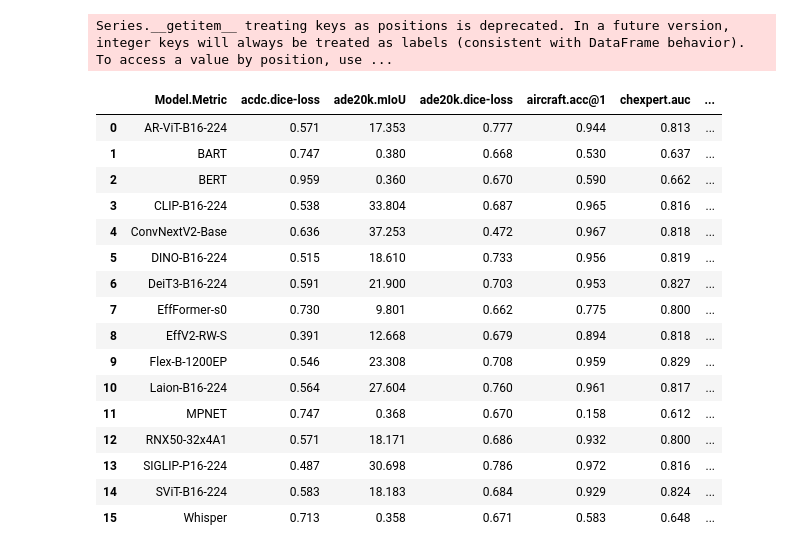
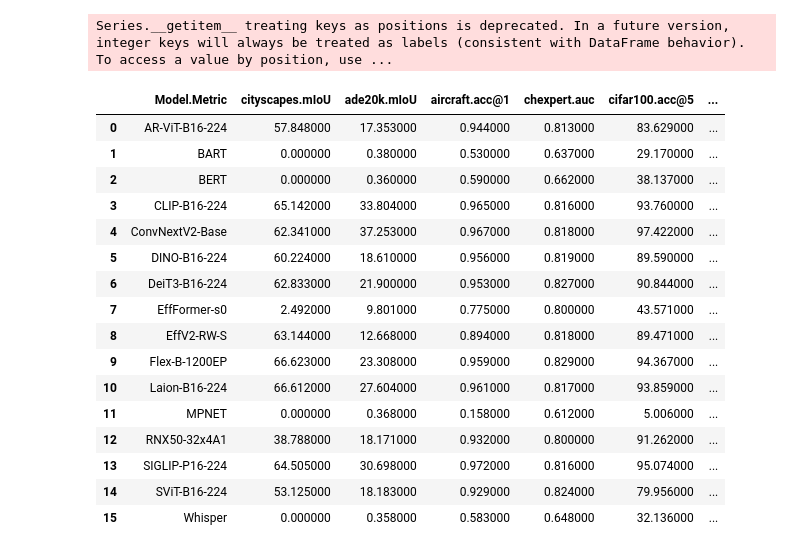
Before and after one commit to AntreasAntoniou/GATE, a Jupyter notebook: notebooks/analysis2.ipynb, the cells around one changed output. Cells and saved outputs as stored; diff of their text form; code cells hidden in the pictures.

```diff
--- a/notebooks/analysis2.ipynb
+++ b/notebooks/analysis2.ipynb
@@ -18,49 +18,69 @@ source_csv_filepath = (
 )
 source_csv_filepath = pathlib.Path(source_csv_filepath)
+# %%
+def load_data_as_df(filepath):
+    df = pd.read_csv(filepath)
+
+    # Concatenating the header with the first row
+    new_headers = [f"{col.split('.')[0]}.{df.iloc[0][idx]}" for idx, col in enumerate(df.columns)]
+
+    # Setting the new concatenated values as column names
+    df.columns = new_headers
+
+    # Removing the first row from the DataFrame
+    df = df.drop(df.index[0])
+
+    # Resetting the DataFrame index
+    df.reset_index(drop=True, inplace=True)
+
+    columns = df.columns.tolist()[1:]
+    model_names = df.columns.tolist()[0]
+    # remove all datapoints with less than 50% on imagenet1k.1
+
+
+    # model_names = df[model_names][1:]
+    df = df.fillna(1)
+    # Convert all columns (except the first) to numeric
+    for col in df.columns[1:]:
+        df[col] = pd.to_numeric(df[col], errors="coerce")
+
+    # drop columns with headers that include loss and mae
+    df = df.loc[:, ~df.columns.str.contains("loss|mae")]
+
+    return df
 # %%
-df = pd.read_csv(source_csv_filepath)
+df = load_data_as_df(source_csv_filepath)
 
-# Concatenating the header with the first row
-new_headers = [f"{col.split('.')[0]}.{df.iloc[0][idx]}" for idx, col in enumerate(df.columns)]
-
-# Setting the new concatenated values as column names
-df.columns = new_headers
-
-# Removing the first row from the DataFrame
-df = df.drop(df.index[0])
-
-# Resetting the DataFrame index
-df.reset_index(drop=True, inplace=True)
 
 # visualize using tabulate for ipython noteboooks
 from IPython.display import display
 
 # Assuming df is your DataFrame
 with pd.option_context("display.max_rows", None, "display.max_columns", None):
     display(
         df.style.set_table_attributes('style="display:inline"').bar(
             color="lightblue"
         )
     )
 # %% [output]
 Series.__getitem__ treating keys as positions is deprecated. In a future version, integer keys will always be treated as labels (consistent with DataFrame behavior). To access a value by position, use ...
-|  | Model.Metric | acdc.dice-loss | ade20k.mIoU | ade20k.dice-loss | aircraft.acc@1 | chexpert.auc | ... |
-| 0 | AR-ViT-B16-224 | 0.571 | 17.353 | 0.777 | 0.944 | 0.813 | ... |
-| 1 | BART | 0.747 | 0.380 | 0.668 | 0.530 | 0.637 | ... |
-| 2 | BERT | 0.959 | 0.360 | 0.670 | 0.590 | 0.662 | ... |
-| 3 | CLIP-B16-224 | 0.538 | 33.804 | 0.687 | 0.965 | 0.816 | ... |
-| 4 | ConvNextV2-Base | 0.636 | 37.253 | 0.472 | 0.967 | 0.818 | ... |
-| 5 | DINO-B16-224 | 0.515 | 18.610 | 0.733 | 0.956 | 0.819 | ... |
-| 6 | DeiT3-B16-224 | 0.591 | 21.900 | 0.703 | 0.953 | 0.827 | ... |
-| 7 | EffFormer-s0 | 0.730 | 9.801 | 0.662 | 0.775 | 0.800 | ... |
-| 8 | EffV2-RW-S | 0.391 | 12.668 | 0.679 | 0.894 | 0.818 | ... |
-| 9 | Flex-B-1200EP | 0.546 | 23.308 | 0.708 | 0.959 | 0.829 | ... |
-| 10 | Laion-B16-224 | 0.564 | 27.604 | 0.760 | 0.961 | 0.817 | ... |
-| 11 | MPNET | 0.747 | 0.368 | 0.670 | 0.158 | 0.612 | ... |
-| 12 | RNX50-32x4A1 | 0.571 | 18.171 | 0.686 | 0.932 | 0.800 | ... |
-| 13 | SIGLIP-P16-224 | 0.487 | 30.698 | 0.786 | 0.972 | 0.816 | ... |
-| 14 | SViT-B16-224 | 0.583 | 18.183 | 0.684 | 0.929 | 0.824 | ... |
-| 15 | Whisper | 0.713 | 0.358 | 0.671 | 0.583 | 0.648 | ... |
+|  | Model.Metric | cityscapes.mIoU | ade20k.mIoU | aircraft.acc@1 | chexpert.auc | cifar100.acc@5 | ... |
+| 0 | AR-ViT-B16-224 | 57.848000 | 17.353000 | 0.944000 | 0.813000 | 83.629000 | ... |
+| 1 | BART | 0.000000 | 0.380000 | 0.530000 | 0.637000 | 29.170000 | ... |
+| 2 | BERT | 0.000000 | 0.360000 | 0.590000 | 0.662000 | 38.137000 | ... |
+| 3 | CLIP-B16-224 | 65.142000 | 33.804000 | 0.965000 | 0.816000 | 93.760000 | ... |
+| 4 | ConvNextV2-Base | 62.341000 | 37.253000 | 0.967000 | 0.818000 | 97.422000 | ... |
+| 5 | DINO-B16-224 | 60.224000 | 18.610000 | 0.956000 | 0.819000 | 89.590000 | ... |
+| 6 | DeiT3-B16-224 | 62.833000 | 21.900000 | 0.953000 | 0.827000 | 90.844000 | ... |
+| 7 | EffFormer-s0 | 2.492000 | 9.801000 | 0.775000 | 0.800000 | 43.571000 | ... |
+| 8 | EffV2-RW-S | 63.144000 | 12.668000 | 0.894000 | 0.818000 | 89.471000 | ... |
+| 9 | Flex-B-1200EP | 66.623000 | 23.308000 | 0.959000 | 0.829000 | 94.367000 | ... |
+| 10 | Laion-B16-224 | 66.612000 | 27.604000 | 0.961000 | 0.817000 | 93.859000 | ... |
+| 11 | MPNET | 0.000000 | 0.368000 | 0.158000 | 0.612000 | 5.006000 | ... |
+| 12 | RNX50-32x4A1 | 38.788000 | 18.171000 | 0.932000 | 0.800000 | 91.262000 | ... |
+| 13 | SIGLIP-P16-224 | 64.505000 | 30.698000 | 0.972000 | 0.816000 | 95.074000 | ... |
+| 14 | SViT-B16-224 | 53.125000 | 18.183000 | 0.929000 | 0.824000 | 79.956000 | ... |
+| 15 | Whisper | 0.000000 | 0.358000 | 0.583000 | 0.648000 | 32.136000 | ... |
 # %%
 def move_column(df, column_name, position):
     """
```
Also changed, not shown: parts of 7 cells of this notebook, 21 other files.
